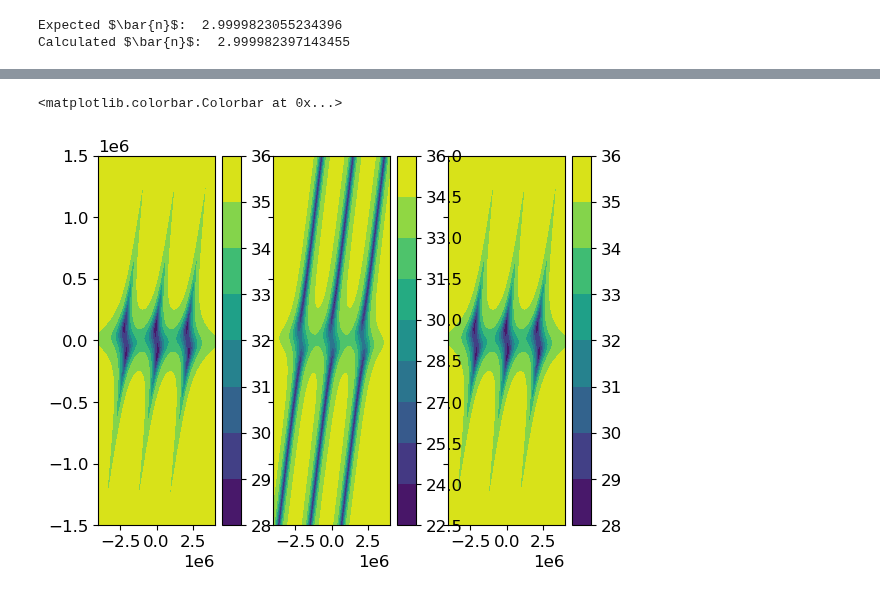
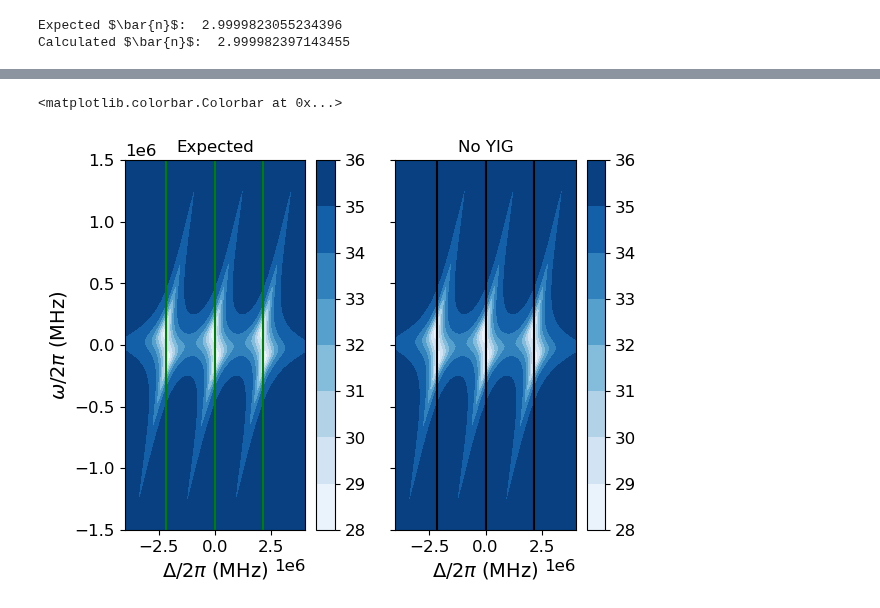
Before and after one commit to jleamer/mode_cooling, a Jupyter notebook: yig_nv_cooling.ipynb, the cells around one changed output, grey strips where cells are left out. Saved outputs shown, nothing was run; the diff lists cells and outputs as text; code cells hidden in the pictures.

```diff
--- a/yig_nv_cooling.ipynb
+++ b/yig_nv_cooling.ipynb
@@ -222,18 +222,18 @@ def nv_output_spec(ω, g, r, κ, γ, nT, nc, Δ):
     :param Δ:  the cavity-spin detuning
     :returns:  the output spectrum
     """
-    num = κ * r * g ** 2
+    num = κ * r * g ** 2 * (nc - nT)
     d = (r ** 2 / 4 + ω ** 2) * ((κ + γ) ** 2 /4 + (ω - Δ) ** 2)
     e = g ** 2 * (r * (κ + γ) / 2 - 2 * ω * (ω - Δ))
     f = g ** 4
     den = d + e + f
-    print("num: ", num)
-    print("d: ", d)
-    print("e: ", e)
-    print("f: ", f)
-    print("den: ", den)
+    #print("num: ", num)
+    #print("d: ", d)
+    #print("e: ", e)
+    #print("f: ", f)
+    #print("den: ", den)
 
-    return nT + (nc - nT) * num / den
+    return nT + num / den
 # %%
 def test(ω, g, r, κ, γ, nT, nc, Δ):
     a = κ * γ * (r ** 2 / 4 + ω ** 2) * nT
@@ -315,12 +338,22 @@ test_spectra = 0.33 * test_spectra_a + 0.33 * test_spectra_b + 0.33 * test_spect
 # %%
 fig1 = plt.figure(1)
-ax = fig1.subplots(1, 3, sharex='all', sharey='all')
-im1 = ax[0].contourf(Δm / (2 * np.pi), ωm / (2 * np.pi), expected_spectra)
-im2 = ax[1].contourf(Δm / (2 * np.pi), ωm / (2 * np.pi), calculated_spectra)
-im3 = ax[2].contourf(Δm / (2 * np.pi), ωm / (2 * np.pi), test_spectra)
+ax = fig1.subplots(1, 2, sharex='all', sharey='all')
+im1 = ax[0].contourf(Δm / (2 * np.pi), ωm / (2 * np.pi), expected_spectra, cmap='Blues')
+ax[0].axvline(x=-2.15 * 1e6, color='g')
+ax[0].axvline(x=0, color='g')
+ax[0].axvline(x=2.15 * 1e6, color='g')
+ax[0].set_xlabel("$\\Delta / 2\\pi$ (MHz)")
+ax[0].set_ylabel("$\\omega / 2\\pi$ (MHz)")
+ax[0].set_title("Expected")
+
+im2 = ax[1].contourf(Δm / (2 * np.pi), ωm / (2 * np.pi), calculated_spectra, cmap='Blues')
+ax[1].axvline(x=-2.15 * 1e6, color='k')
+ax[1].axvline(x=0, color='k')
+ax[1].axvline(x=2.15 * 1e6, color='k')
+ax[1].set_xlabel("$\\Delta / 2\\pi$ (MHz)")
+ax[1].set_title("No YIG")
 fig1.colorbar(im1)
 fig1.colorbar(im2)
-fig1.colorbar(im3)
 # %% [output]
 <matplotlib.colorbar.Colorbar at 0x...>
-[figure, old version]
+[figure, new version]
```
Also changed, not shown: parts of 11 cells of this notebook.
